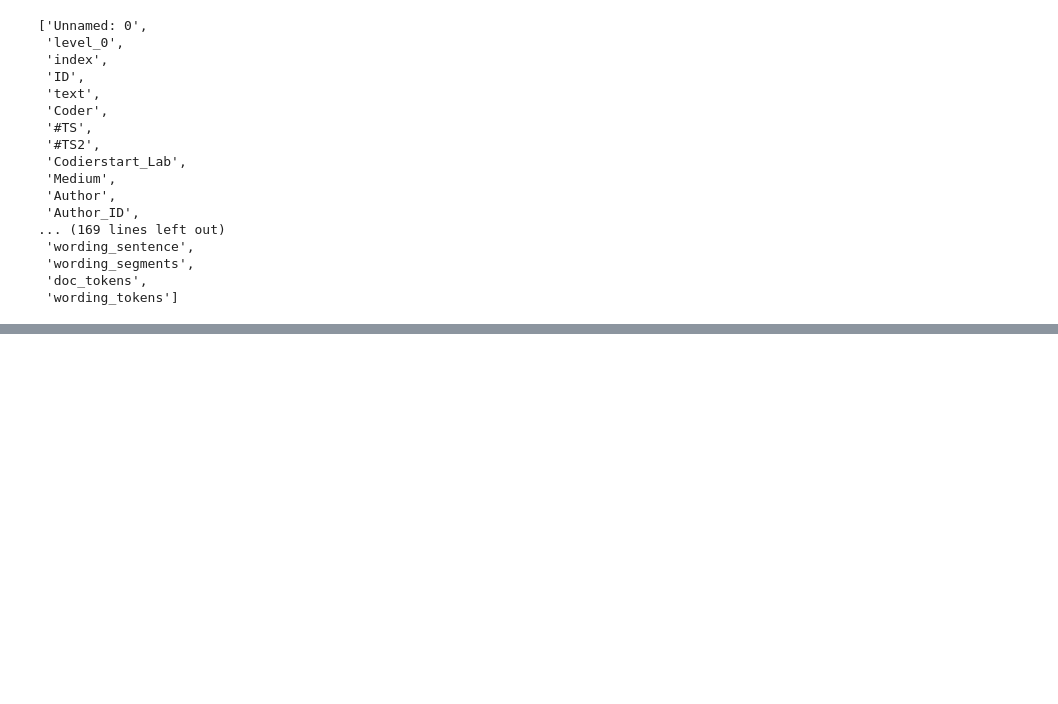
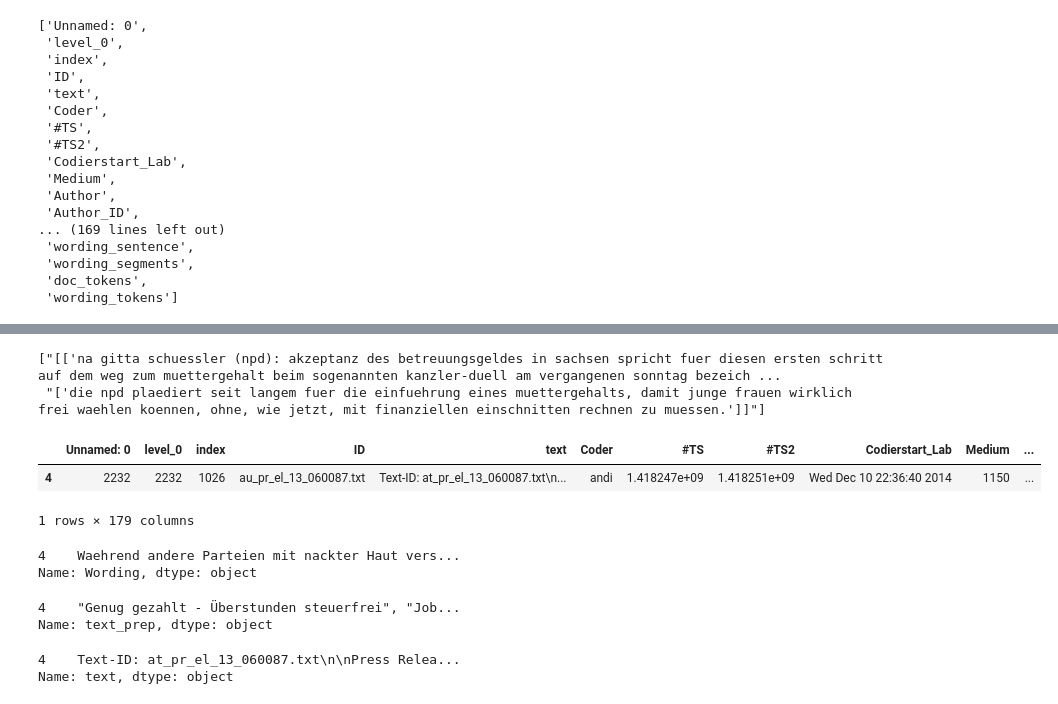
Before and after one commit to dschweim/WeakSupervisionForPopulismDetection, a Jupyter notebook: Notebooks/Segment_Exploration.ipynb, the cells around one changed output, grey strips where cells are left out. Drawn from its saved outputs; the diff is of its cells as text; code cells hidden in the pictures; blank space fills up the shorter version.

```diff
--- a/Notebooks/Segment_Exploration.ipynb
+++ b/Notebooks/Segment_Exploration.ipynb
@@ -250,0 +292,12 @@ Name: Sample_Type, dtype: object
+# %%
+res = x.split('], ')
+res
+# %% [output]
+["[['na gitta schuessler (npd): akzeptanz des betreuungsgeldes in sachsen spricht fuer diesen ersten schritt auf dem weg zum muettergehalt beim sogenannten kanzler-duell am vergangenen sonntag bezeich ...
+ "['die npd plaediert seit langem fuer die einfuehrung eines muettergehalts, damit junge frauen wirklich frei waehlen koennen, ohne, wie jetzt, mit finanziellen einschnitten rechnen zu muessen.']]"]
+# %%
+all_tokens_test.loc[all_tokens_test.ID == 'au_pr_el_13_060087.txt']
+# %% [output]
+|  | Unnamed: 0 | level_0 | index | ID | text | Coder | #TS | #TS2 | Codierstart_Lab | Medium | ... |
+| 4 | 2232 | 2232 | 1026 | au_pr_el_13_060087.txt | Text-ID: at_pr_el_13_060087.txt\n... | andi | 1.418247e+09 | 1.418251e+09 | Wed Dec 10 22:36:40 2014 | 1150 | ... |
+1 rows × 179 columns
@@ -250,0 +306,15 @@ Name: Sample_Type, dtype: object
+# %%
+all_tokens_test.loc[all_tokens_test.ID == 'au_pr_el_13_060087.txt']['Wording']
+# %% [output]
+4    Waehrend andere Parteien mit nackter Haut vers...
+Name: Wording, dtype: object
+# %%
+s
+# %% [output]
+4    "Genug gezahlt - Überstunden steuerfrei", "Job...
+Name: text_prep, dtype: object
+# %%
+all_tokens_test.loc[all_tokens_test.ID == 'au_pr_el_13_060087.txt']['text']
+# %% [output]
+4    Text-ID: at_pr_el_13_060087.txt\n\nPress Relea...
+Name: text, dtype: object
```
Also changed, not shown: parts of 15 cells of this notebook.
